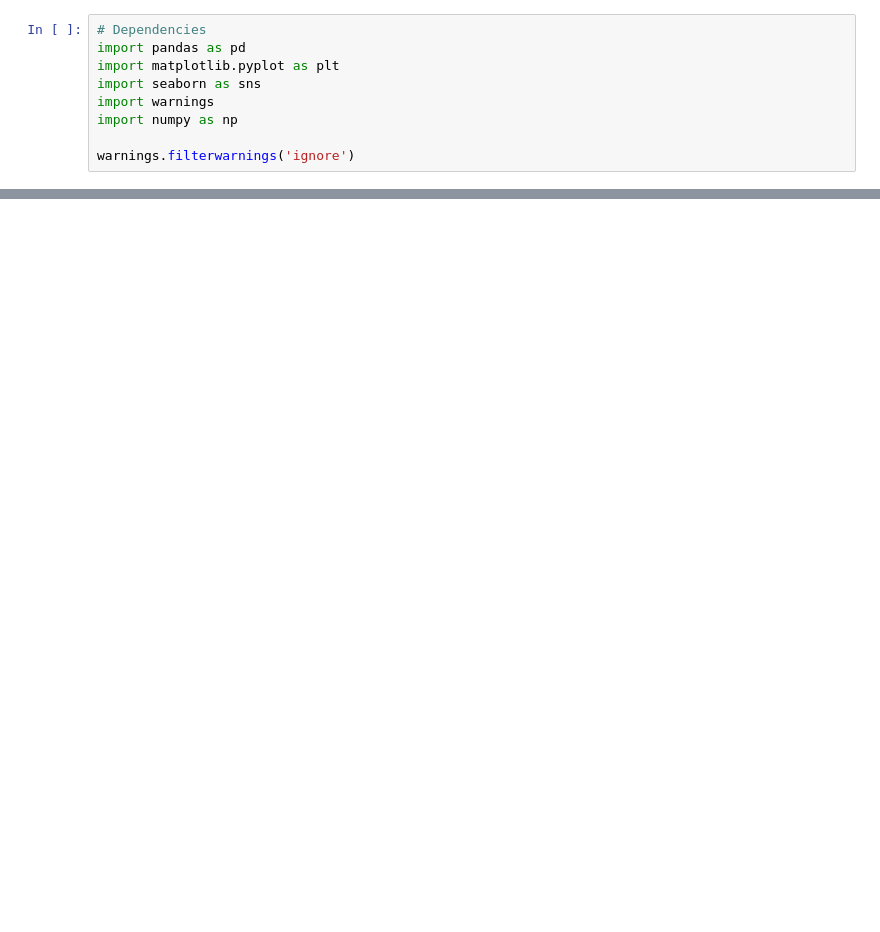
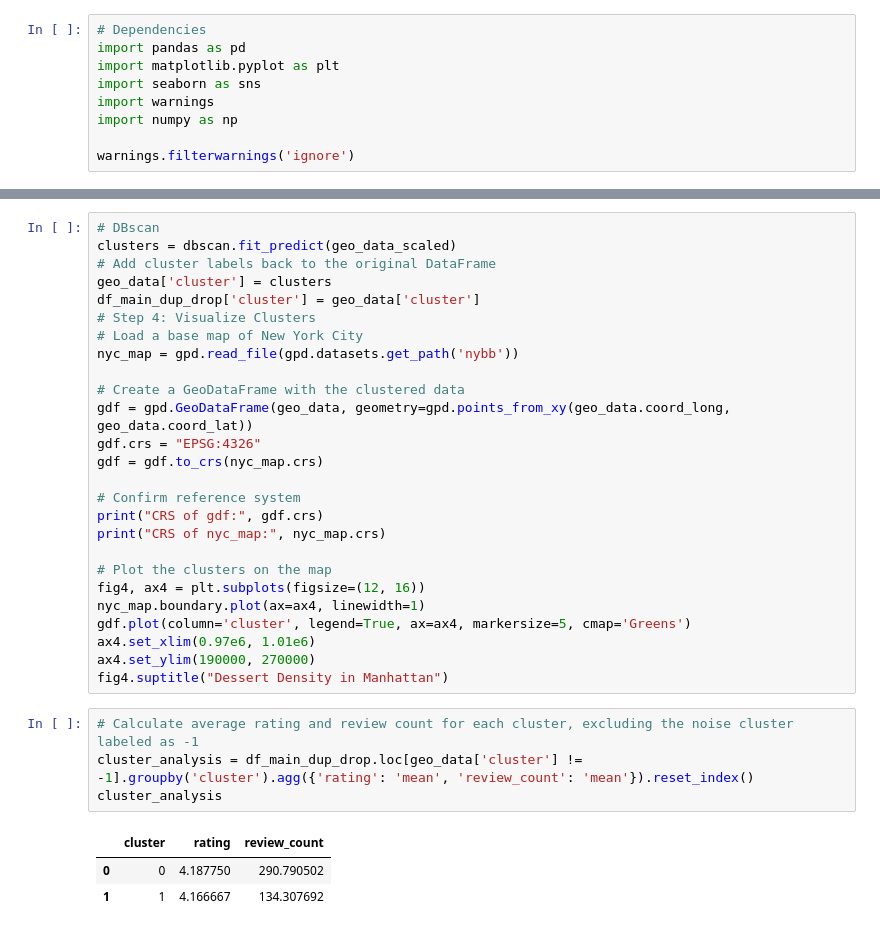
Before and after one commit to anderoos/analysis-of-nyc-bakeries, a Jupyter notebook: summary_analysis.ipynb, the cells around one changed output, grey strips where cells are left out. Drawn from its saved outputs; the diff is of its cells as text; blank space fills up the shorter version.

Commit message:
Added spatial clustering analysis

```diff
--- a/summary_analysis.ipynb
+++ b/summary_analysis.ipynb
@@ -145,0 +210,34 @@ plt.show()
+# %%
+# DBscan
+clusters = dbscan.fit_predict(geo_data_scaled)
+# Add cluster labels back to the original DataFrame
+geo_data['cluster'] = clusters
+df_main_dup_drop['cluster'] = geo_data['cluster']
+# Step 4: Visualize Clusters
+# Load a base map of New York City
+nyc_map = gpd.read_file(gpd.datasets.get_path('nybb'))
+
+# Create a GeoDataFrame with the clustered data
+gdf = gpd.GeoDataFrame(geo_data, geometry=gpd.points_from_xy(geo_data.coord_long, geo_data.coord_lat))
+gdf.crs = "EPSG:4326"
+gdf = gdf.to_crs(nyc_map.crs)
+
+# Confirm reference system
+print("CRS of gdf:", gdf.crs)
+print("CRS of nyc_map:", nyc_map.crs)
+
+# Plot the clusters on the map
+fig4, ax4 = plt.subplots(figsize=(12, 16))
+nyc_map.boundary.plot(ax=ax4, linewidth=1)
+gdf.plot(column='cluster', legend=True, ax=ax4, markersize=5, cmap='Greens')
+ax4.set_xlim(0.97e6, 1.01e6)
+ax4.set_ylim(190000, 270000)
+fig4.suptitle("Dessert Density in Manhattan")
+# %%
+# Calculate average rating and review count for each cluster, excluding the noise cluster labeled as -1
+cluster_analysis = df_main_dup_drop.loc[geo_data['cluster'] != -1].groupby('cluster').agg({'rating': 'mean', 'review_count': 'mean'}).reset_index()
+cluster_analysis
+# %% [output]
+|  | cluster | rating | review_count |
+| 0 | 0 | 4.187750 | 290.790502 |
+| 1 | 1 | 4.166667 | 134.307692 |
```
Also changed, not shown: parts of 11 cells of this notebook, 2 other files.
